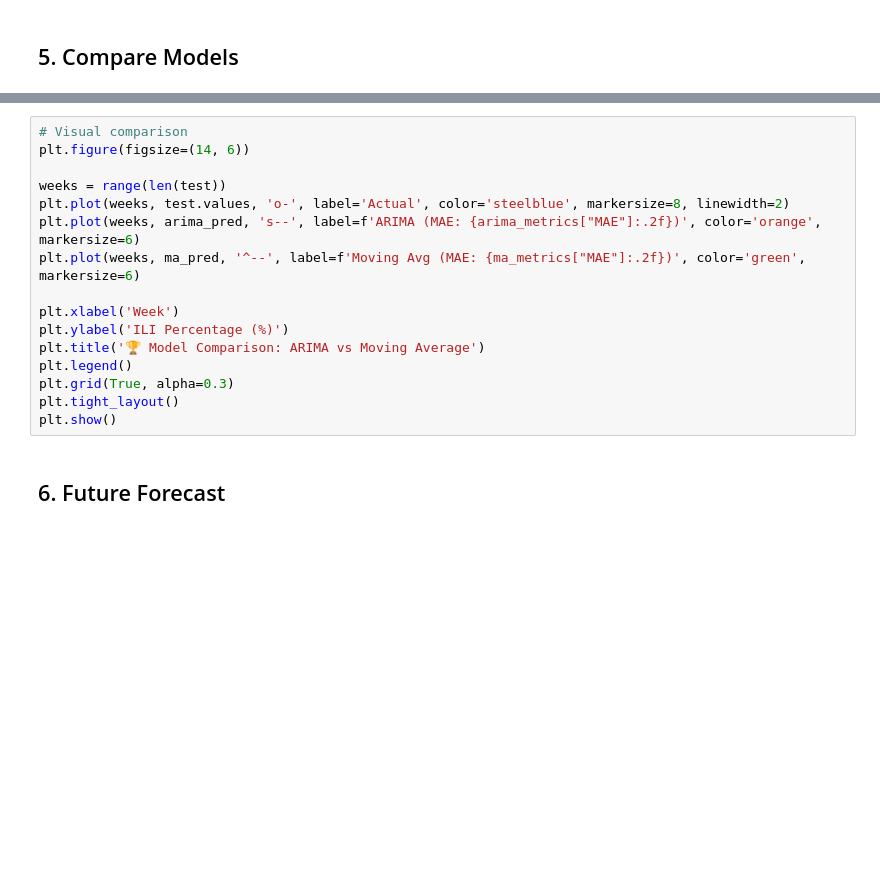
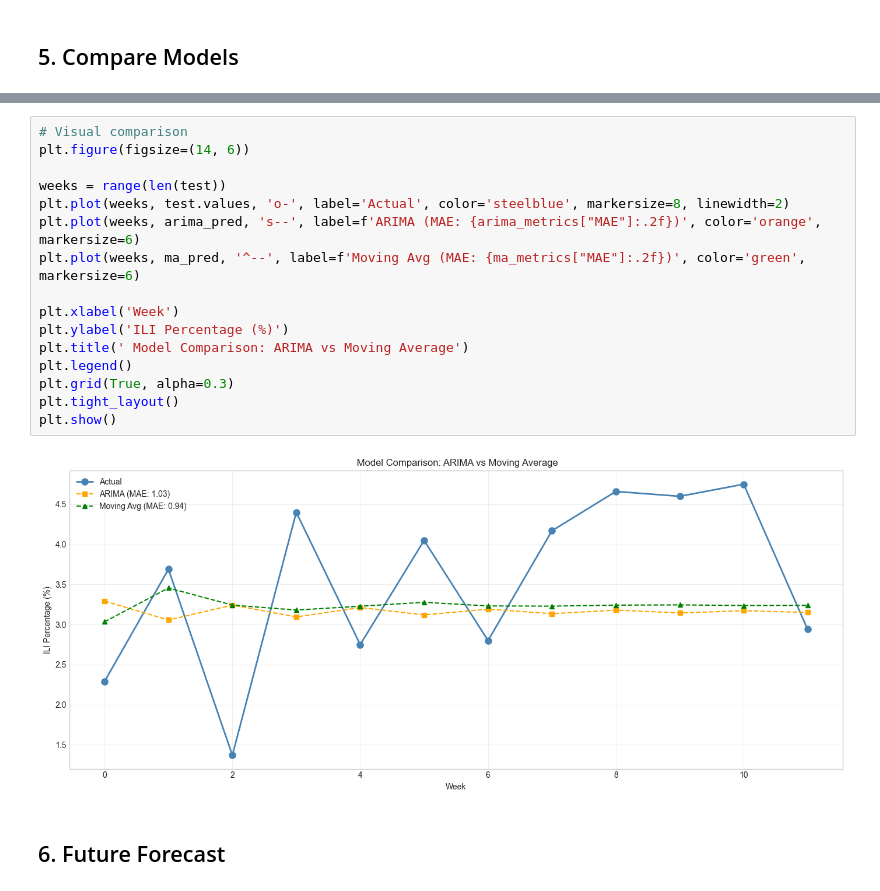
Before and after one commit to anita2210/flu-forecast-hub, a Jupyter notebook: notebooks/02_forecasting.ipynb, the cells around one changed output, grey strips where cells are left out. Saved outputs shown, nothing was run; the diff lists cells and outputs as text; blank space fills up the shorter version.

```diff
--- a/notebooks/02_forecasting.ipynb
+++ b/notebooks/02_forecasting.ipynb
@@ -146,19 +193,21 @@ print(comparison_df.to_string(index=False))
 # %%
 # Visual comparison
 plt.figure(figsize=(14, 6))
 
 weeks = range(len(test))
 plt.plot(weeks, test.values, 'o-', label='Actual', color='steelblue', markersize=8, linewidth=2)
 plt.plot(weeks, arima_pred, 's--', label=f'ARIMA (MAE: {arima_metrics["MAE"]:.2f})', color='orange', markersize=6)
 plt.plot(weeks, ma_pred, '^--', label=f'Moving Avg (MAE: {ma_metrics["MAE"]:.2f})', color='green', markersize=6)
 
 plt.xlabel('Week')
 plt.ylabel('ILI Percentage (%)')
-plt.title('🏆 Model Comparison: ARIMA vs Moving Average')
+plt.title(' Model Comparison: ARIMA vs Moving Average')
 plt.legend()
 plt.grid(True, alpha=0.3)
 plt.tight_layout()
 plt.show()
+# %% [output]
+[figure, added]
 # %% [markdown]
 ## 6. Future Forecast
 # %%
```
Also changed, not shown: parts of 12 cells of this notebook.
